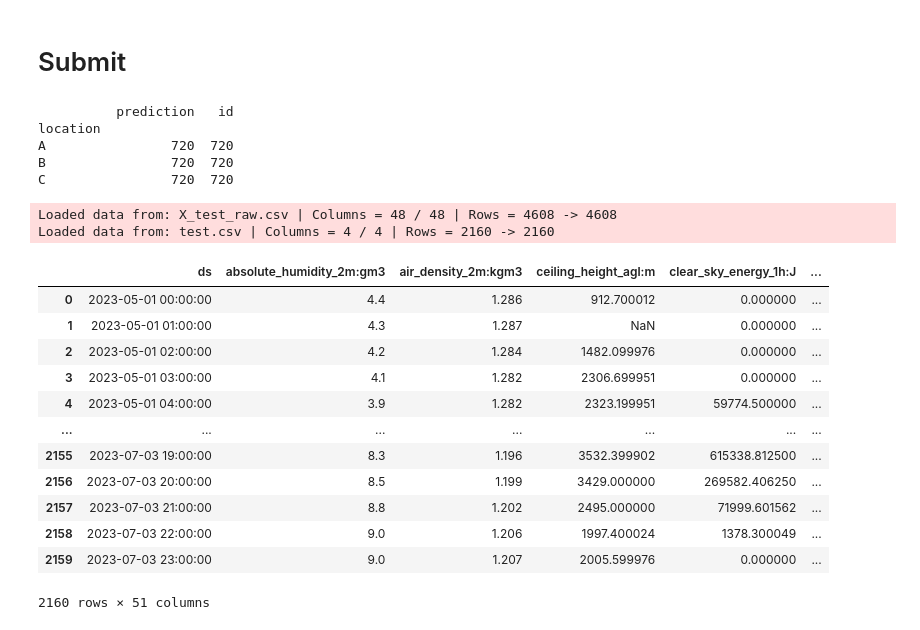
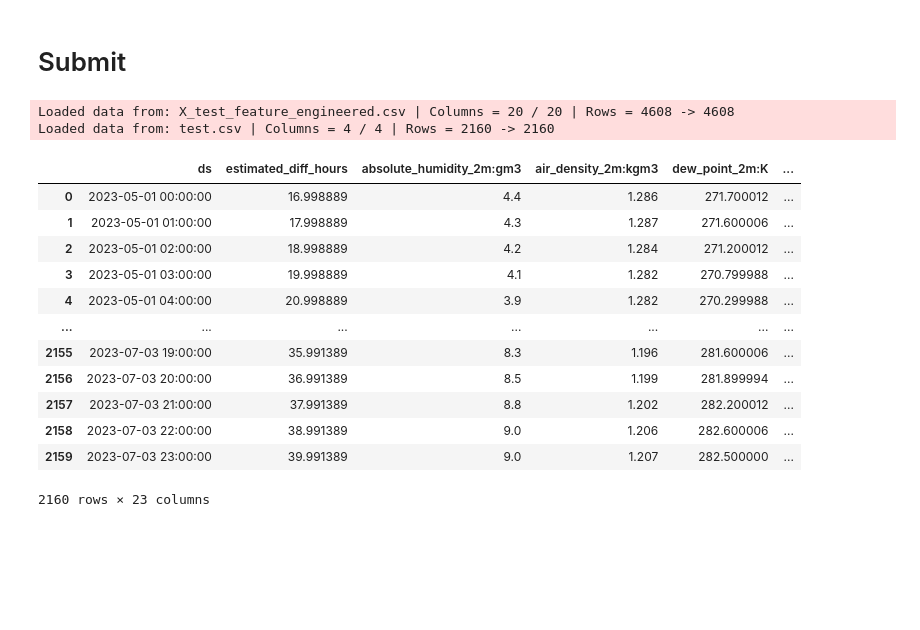
Before and after one commit to jorgensandhaug/TDT4173, a Jupyter notebook: autogluon_each_location.ipynb, the cells around one changed output. Cells and saved outputs as stored; diff of their text form; code cells hidden in the pictures; blank space fills up the shorter version.

Commit message:
run finished 1 for each

```diff
--- a/autogluon_each_location.ipynb
+++ b/autogluon_each_location.ipynb
@@ -596,23 +599,2 @@ TabularPredictor saved. To load, use: predictor = TabularPredictor.load("Autoglu
 # %% [markdown]
 # Submit
-# %%
-# pull in test.csv and create submission.csv
-submission_ids_df = pd.read_csv('test.csv', index_col=0)
-# submission_ids_df has Id, Time, Location
-# X_test has location_A, location_B, location_C
-# we have to make sure that submission_ids_df has same dates as X_test, then predict y for each row in submission_ids_df, then save as submission.csv (using correct Id from submission_ids_df)
-
-# convert index to datetime
-submission_ids_df["id"] = submission_ids_df.index
-submission_ids_df.set_index('time', inplace=True)
-submission_ids_df.index = pd.to_datetime(submission_ids_df.index).astype('datetime64[ns]')
-submission_ids_df
-
-# split submission_ids_df into each location
-print(submission_ids_df.groupby('location').count())
-# %% [output]
-          prediction   id
-location
-A                720  720
-B                720  720
-C                720  720
@@ -619,31 +608,25 @@ C                720  720
 # %%
-import os
 import pandas as pd
 import matplotlib.pyplot as plt
 
 # Assuming X_test and model are already defined
 # Assuming 'time' is also a datetime64[ns] column in X_test
 
 
-test_data = TabularDataset('X_test_raw.csv')
-test_ids = TabularDataset('test.csv')
-# merge test_data with test_ids
-test_data = pd.merge(test_data, test_ids, how="inner", right_on=["time", "location"], left_on=["ds", "location"])
-
-test_data
+test_data = TabularDataset('X_test_feature_engineered.csv')
 # %% [output]
-Loaded data from: X_test_raw.csv | Columns = 48 / 48 | Rows = 4608 -> 4608
+Loaded data from: X_test_feature_engineered.csv | Columns = 20 / 20 | Rows = 4608 -> 4608
 Loaded data from: test.csv | Columns = 4 / 4 | Rows = 2160 -> 2160
-|  | ds | absolute_humidity_2m:gm3 | air_density_2m:kgm3 | ceiling_height_agl:m | clear_sky_energy_1h:J | ... |
-| 0 | 2023-05-01 00:00:00 | 4.4 | 1.286 | 912.700012 | 0.000000 | ... |
-| 1 | 2023-05-01 01:00:00 | 4.3 | 1.287 | NaN | 0.000000 | ... |
-| 2 | 2023-05-01 02:00:00 | 4.2 | 1.284 | 1482.099976 | 0.000000 | ... |
-| 3 | 2023-05-01 03:00:00 | 4.1 | 1.282 | 2306.699951 | 0.000000 | ... |
-| 4 | 2023-05-01 04:00:00 | 3.9 | 1.282 | 2323.199951 | 59774.500000 | ... |
+|  | ds | estimated_diff_hours | absolute_humidity_2m:gm3 | air_density_2m:kgm3 | dew_point_2m:K | ... |
+| 0 | 2023-05-01 00:00:00 | 16.998889 | 4.4 | 1.286 | 271.700012 | ... |
+| 1 | 2023-05-01 01:00:00 | 17.998889 | 4.3 | 1.287 | 271.600006 | ... |
+| 2 | 2023-05-01 02:00:00 | 18.998889 | 4.2 | 1.284 | 271.200012 | ... |
+| 3 | 2023-05-01 03:00:00 | 19.998889 | 4.1 | 1.282 | 270.799988 | ... |
+| 4 | 2023-05-01 04:00:00 | 20.998889 | 3.9 | 1.282 | 270.299988 | ... |
 | ... | ... | ... | ... | ... | ... | ... |
-| 2155 | 2023-07-03 19:00:00 | 8.3 | 1.196 | 3532.399902 | 615338.812500 | ... |
-| 2156 | 2023-07-03 20:00:00 | 8.5 | 1.199 | 3429.000000 | 269582.406250 | ... |
-| 2157 | 2023-07-03 21:00:00 | 8.8 | 1.202 | 2495.000000 | 71999.601562 | ... |
-| 2158 | 2023-07-03 22:00:00 | 9.0 | 1.206 | 1997.400024 | 1378.300049 | ... |
-| 2159 | 2023-07-03 23:00:00 | 9.0 | 1.207 | 2005.599976 | 0.000000 | ... |
+| 2155 | 2023-07-03 19:00:00 | 35.991389 | 8.3 | 1.196 | 281.600006 | ... |
+| 2156 | 2023-07-03 20:00:00 | 36.991389 | 8.5 | 1.199 | 281.899994 | ... |
+| 2157 | 2023-07-03 21:00:00 | 37.991389 | 8.8 | 1.202 | 282.200012 | ... |
+| 2158 | 2023-07-03 22:00:00 | 38.991389 | 9.0 | 1.206 | 282.600006 | ... |
+| 2159 | 2023-07-03 23:00:00 | 39.991389 | 9.0 | 1.207 | 282.500000 | ... |
-2160 rows × 51 columns
+2160 rows × 23 columns
```
Also changed, not shown: parts of 11 cells of this notebook, 1 other file.
